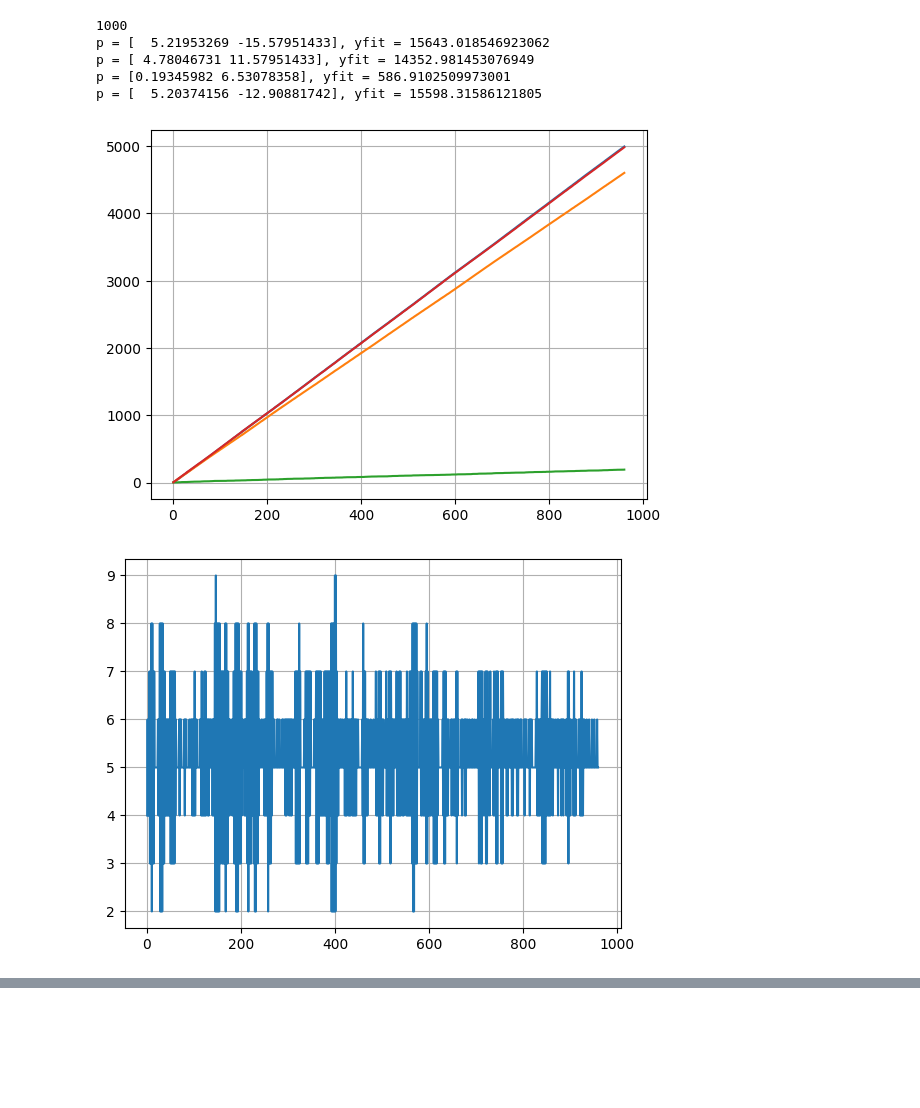
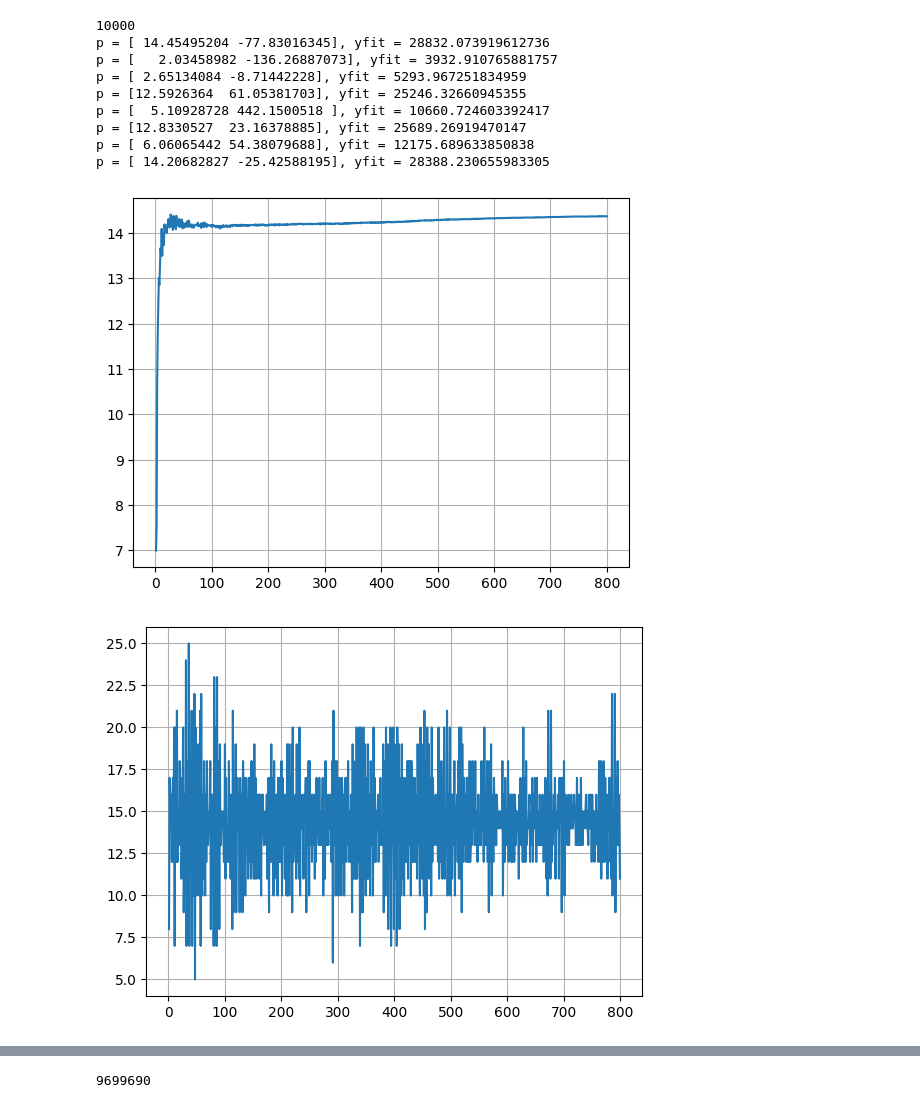
Before and after one commit to danpro3/advent-of-code, a Jupyter notebook: 2022/11_monkey_business.ipynb, the cells around one changed output, grey strips where cells are left out. Cells and saved outputs as stored; diff of their text form; code cells hidden in the pictures; blank space fills up the shorter version.

```diff
--- a/2022/11_monkey_business.ipynb
+++ b/2022/11_monkey_business.ipynb
@@ -1,8 +1,8 @@
 # %%
 # part 1
 import copy
-lines = open('inputs/input_11_test.txt','r').read().splitlines()
-# lines = open('inputs/input_11.txt','r').read().splitlines()
+# lines = open('inputs/input_11_test.txt','r').read().splitlines()
+lines = open('inputs/input_11.txt','r').read().splitlines()
 
 # read the data
 G = 7 # number of lines in a group
@@ -71,8 +71,8 @@ for r in range(20): # rounds
             else:
                 monkeys[throwto[m][1]].append(newitem)
             inspected[m] += 1 # log up that monkey inspected and threw an item
-
         monkeys[m] = [] # remove this monkey's list
+    # print(f'monkeys = {monkeys}, inspections = {inspected}')
 # print(monkeys)
 print(f'number of inspected items = {inspected}')
 
@@ -93,9 +93,12 @@ monkey business = 10605
 import numpy as np
 monkeys = copy.deepcopy(monkey_start)
 print(monkeys)
-ROUNDS = 900
+ROUNDS = 10000
 # processing
 # process the data, monkeys throw items
+
+prod_divisible_test_array = (np.array(divisible_test)).prod()
+
 inspected = [0]*num_monkeys
 inspected_array = np.zeros((ROUNDS,num_monkeys))
 for r in range(ROUNDS): # rounds
@@ -114,7 +117,7 @@ for r in range(ROUNDS): # rounds
                 newitem = item * x
 
             # divide by 3
-            # newitem = newitem // 3
+            newitem = newitem % prod_divisible_test_array
 
             # test
             if newitem % divisible_test[m] == 0:
@@ -125,8 +128,8 @@ for r in range(ROUNDS): # rounds
 
         monkeys[m] = [] # remove this monkey's list
     inspected_array[r,:] = np.array(inspected)
-    # if (r+1) % 100 == 0 or (r+1) > 950:
-    print(f'round: {r+1}, inspected = {inspected}, monkeys = {monkeys}')
+    if (r+1) % 1000 == 0:
+        print(f'round: {r+1}, inspected = {inspected}, sum/rounds = {sum(inspected)/(r+1)}') #, monkeys = {monkeys}')
 # print(monkeys)
 print(f'number of inspected items = {inspected}')
 
@@ -155,45 +154,56 @@ ValueError: Exceeds the limit (4300) for integer string conversion; use sys.set_
 # %%
+# unneeded plots:
 y = inspected_array
 print(len(y[:,0]))
 import matplotlib.pyplot as plt
-n = [x for x in range(1,961)]
+STOP = 800
+n = [x for x in range(1,STOP+1)]
 
 plt.figure(1)
-plt.plot(n, y[0:960])
-plt.grid('visible=on')
+plt.plot(n[0:800], y[:800,0]/n[0:800])
+plt.grid()
 
 diffy = np.diff(y[:,0])
 plt.figure(2)
-plt.plot(n[0:959], diffy[0:959])
+plt.plot(n[0:STOP-1], diffy[0:STOP-1])
 plt.grid('visible=on')
 
 diffy = np.diff(y[:,1])
 plt.figure(3)
-plt.plot(n[0:959], diffy[0:959])
+plt.plot(n[0:STOP-1], diffy[0:STOP-1])
 plt.grid('visible=on')
 
 diffy = np.diff(y[:,2])
 plt.figure(4)
-plt.plot(n[0:959], diffy[0:959])
+plt.plot(n[0:STOP-1], diffy[0:STOP-1])
 plt.grid('visible=on')
 
 diffy = np.diff(y[:,3])
 plt.figure(5)
-plt.plot(n[0:959], diffy[0:959])
+plt.plot(n[0:STOP-1], diffy[0:STOP-1])
 plt.grid('visible=on')
 
+sumy = np.sum(y,axis=1)
+diffy = np.diff(sumy)
+plt.figure(6)
+plt.plot(n[0:STOP-1], diffy[0:STOP-1])
+plt.grid('visible=on')
 
 polyorder = 1
 p = np.zeros((num_monkeys,polyorder+1))
 for m in range(num_monkeys):
-    p[m,:] = np.polyfit(n[200:960], y[200:960,m], polyorder)
-    yfit = np.polyval(p[m,:],3000)
+    p[m,:] = np.polyfit(n[200:800], y[200:800,m], polyorder)
+    yfit = np.polyval(p[m,:],2000)
     print(f'p = {p[m,:]}, yfit = {yfit}')
 # %% [output]
-1000
-p = [  5.21953269 -15.57951433], yfit = 15643.018546923062
-p = [ 4.78046731 11.57951433], yfit = 14352.981453076949
-p = [0.19345982 6.53078358], yfit = 586.9102509973001
-p = [  5.20374156 -12.90881742], yfit = 15598.31586121805
+10000
+p = [ 14.45495204 -77.83016345], yfit = 28832.073919612736
+p = [   2.03458982 -136.26887073], yfit = 3932.910765881757
+p = [ 2.65134084 -8.71442228], yfit = 5293.967251834959
+p = [12.5926364  61.05381703], yfit = 25246.32660945355
+p = [  5.10928728 442.1500518 ], yfit = 10660.724603392417
+p = [12.8330527  23.16378885], yfit = 25689.26919470147
+p = [ 6.06065442 54.38079688], yfit = 12175.689633850838
+p = [ 14.20682827 -25.42588195], yfit = 28388.230655983305
-[figure, old version]
+[figure, new version]
-[figure, old version]
+[figure, new version]
@@ -202,0 +214,6 @@ p = [  5.20374156 -12.90881742], yfit = 15598.31586121805
+# %%
+
+prod_divisible_test_array = (np.array(divisible_test)).prod()
+print(prod_divisible_test_array)
+# %% [output]
+9699690
```
Also changed, not shown: parts of 3 cells of this notebook.
